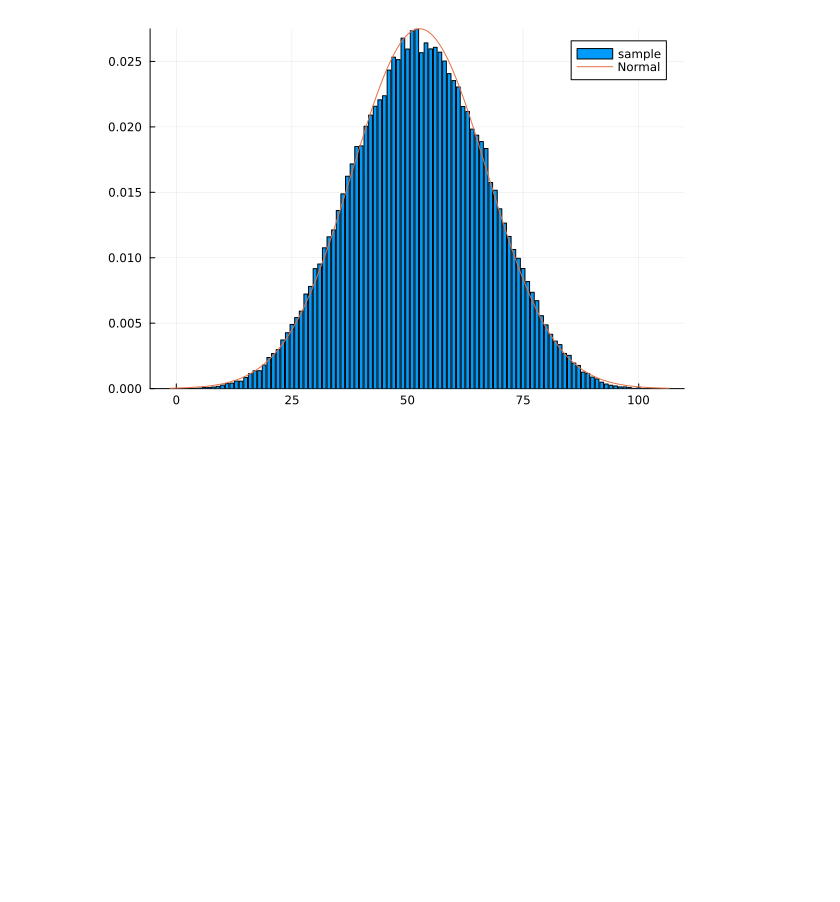
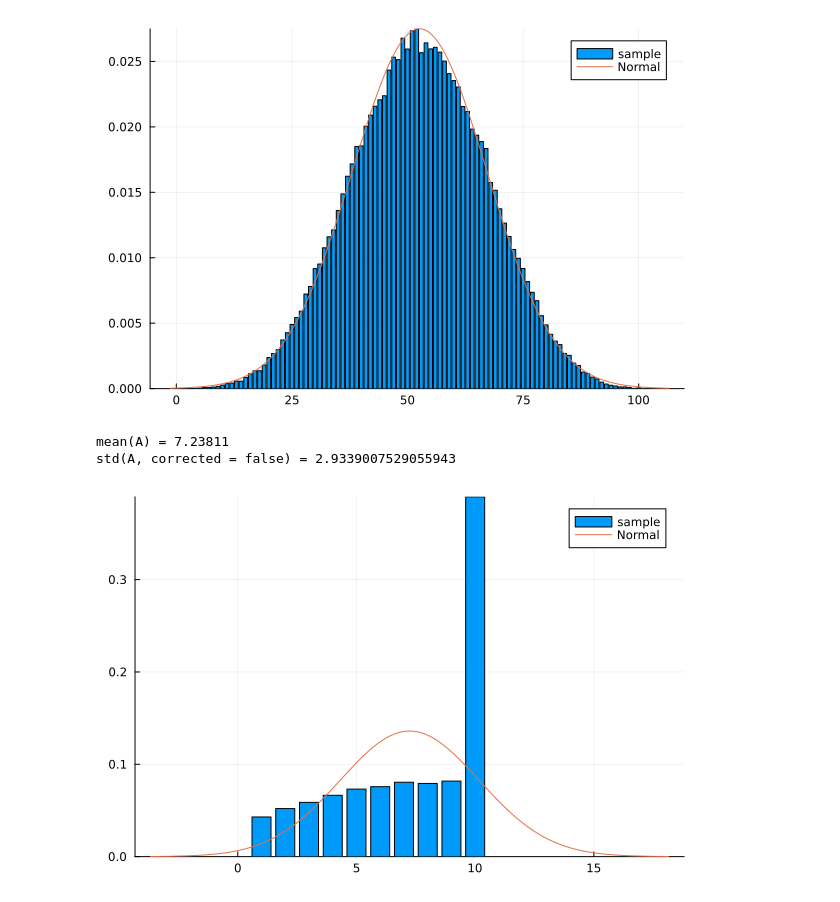
Before and after one commit to shimizudan/20240808stat, a Jupyter notebook: 8120.ipynb, the cells around one changed output. Saved outputs shown, nothing was run; the diff lists cells and outputs as text; code cells hidden in the pictures; blank space fills up the shorter version.

```diff
--- a/8120.ipynb
+++ b/8120.ipynb
@@ -88,3 +88,20 @@ plot!(Normal(mean(A),std(A,corrected=false)),label="Normal")
 mean(A) = 52.61096
 std(A, corrected = false) = 14.507754060446436
 [figure]
+# %%
+#人数が少ないと正規分布とならない。
+using StatsPlots,Distributions
+m , n =10^5,10
+A = [sample(n) for _=1:m]
+B = [[i,count(x -> x==i ,A)] for i = 1:n]
+C = [B[i][2]./m for i=1:n]
+
+bar(C,label="sample")
+@show mean(A)
+@show std(A,corrected=false)
+
+plot!(Normal(mean(A),std(A,corrected=false)),label="Normal")
+# %% [output]
+mean(A) = 7.23811
+std(A, corrected = false) = 2.9339007529055943
+[figure, added]
```
